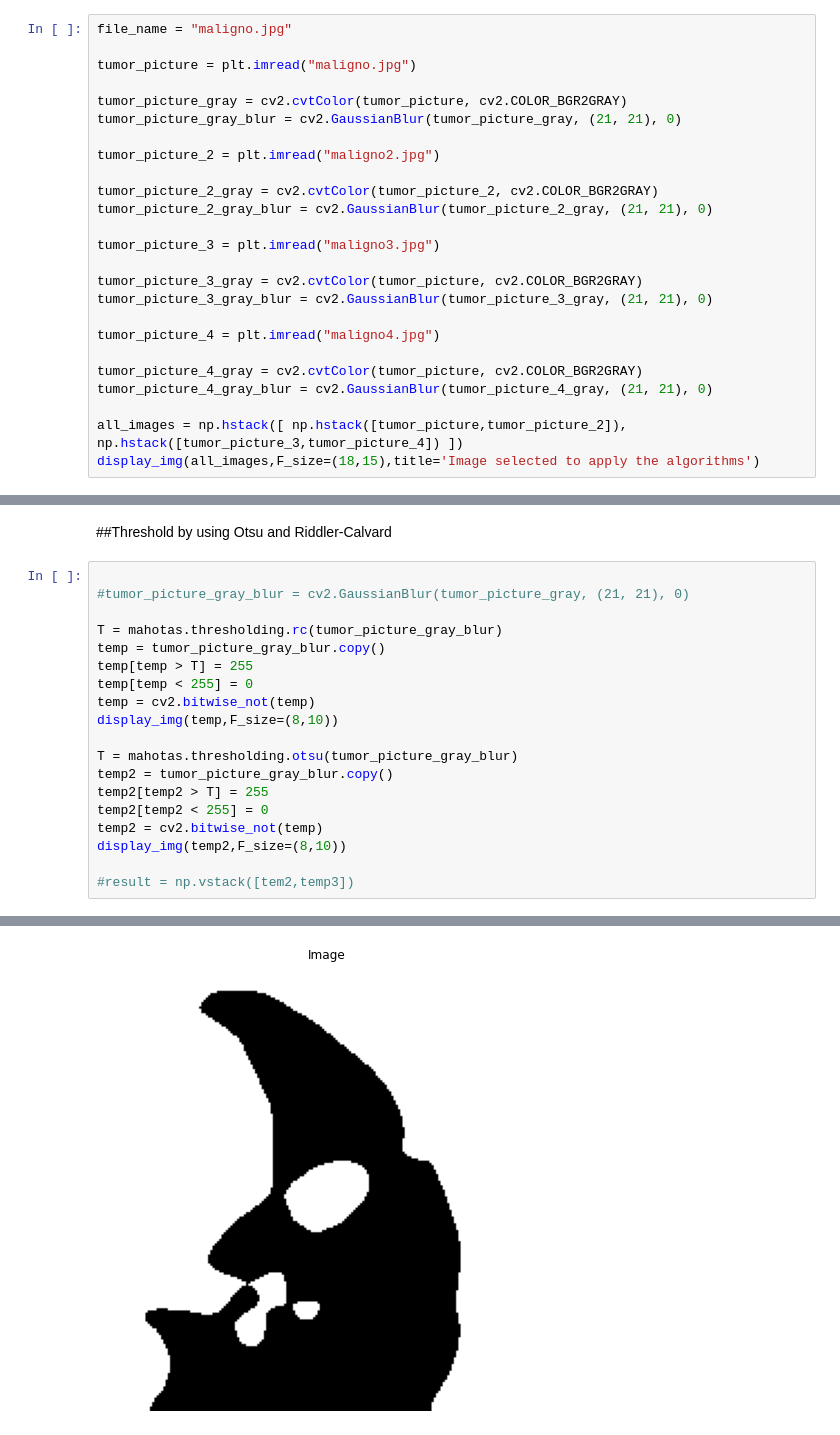
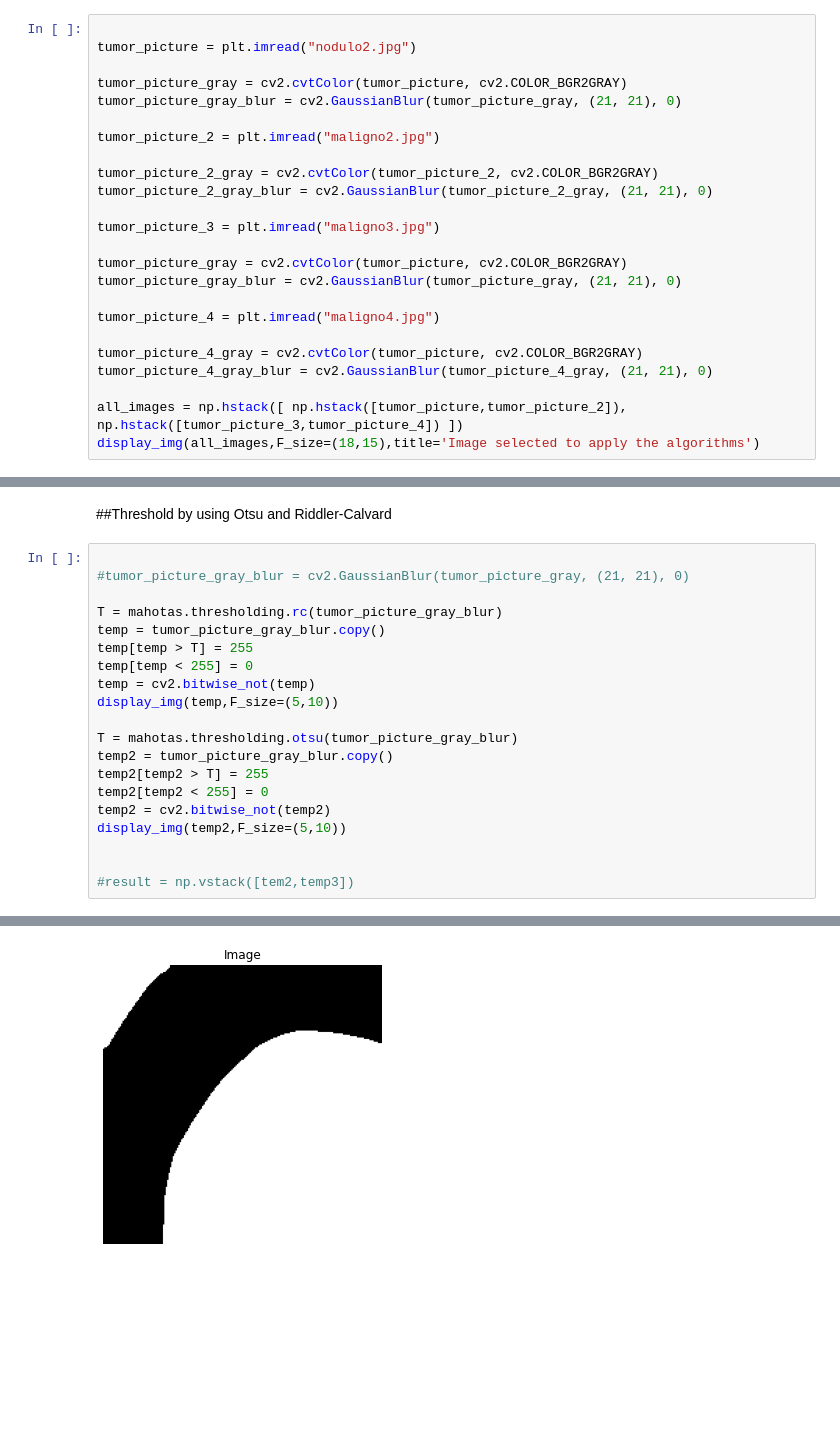
Before and after one commit to HerbertHipolito/Bootcamp-code, a Jupyter notebook: pipelines.ipynb, the cells around one changed output, grey strips where cells are left out. Cells and saved outputs as stored; diff of their text form; blank space fills up the shorter version.

```diff
--- a/pipelines.ipynb
+++ b/pipelines.ipynb
@@ -33,9 +52,8 @@ def display_img(image,title='Image',x_label=None,y_label=None,cmap_type='gray',s
 
 The following images will be examples to test the algorithms and pipelines. Be aware of these variable names, their respective images, and blurred and gray versions.
 # %%
-file_name = "maligno.jpg"
 
-tumor_picture = plt.imread("maligno.jpg")
+tumor_picture = plt.imread("nodulo2.jpg")
 
 tumor_picture_gray = cv2.cvtColor(tumor_picture, cv2.COLOR_BGR2GRAY)
 tumor_picture_gray_blur = cv2.GaussianBlur(tumor_picture_gray, (21, 21), 0)
@@ -47,8 +65,8 @@ tumor_picture_2_gray_blur = cv2.GaussianBlur(tumor_picture_2_gray, (21, 21), 0)
 
 tumor_picture_3 = plt.imread("maligno3.jpg")
 
-tumor_picture_3_gray = cv2.cvtColor(tumor_picture, cv2.COLOR_BGR2GRAY)
-tumor_picture_3_gray_blur = cv2.GaussianBlur(tumor_picture_3_gray, (21, 21), 0)
+tumor_picture_gray = cv2.cvtColor(tumor_picture, cv2.COLOR_BGR2GRAY)
+tumor_picture_gray_blur = cv2.GaussianBlur(tumor_picture_gray, (21, 21), 0)
 
 tumor_picture_4 = plt.imread("maligno4.jpg")
 
@@ -70,14 +88,15 @@ temp = tumor_picture_gray_blur.copy()
 temp[temp > T] = 255
 temp[temp < 255] = 0
 temp = cv2.bitwise_not(temp)
-display_img(temp,F_size=(8,10))
+display_img(temp,F_size=(5,10))
 
 T = mahotas.thresholding.otsu(tumor_picture_gray_blur)
 temp2 = tumor_picture_gray_blur.copy()
 temp2[temp2 > T] = 255
 temp2[temp2 < 255] = 0
-temp2 = cv2.bitwise_not(temp)
-display_img(temp2,F_size=(8,10))
+temp2 = cv2.bitwise_not(temp2)
+display_img(temp2,F_size=(5,10))
+
 
 #result = np.vstack([tem2,temp3])
 # %% [output]
@@ -85 +104 @@ display_img(temp2,F_size=(8,10))
-[figure, old version]
+[figure, new version]
```
Also changed, not shown: parts of 18 cells of this notebook.
